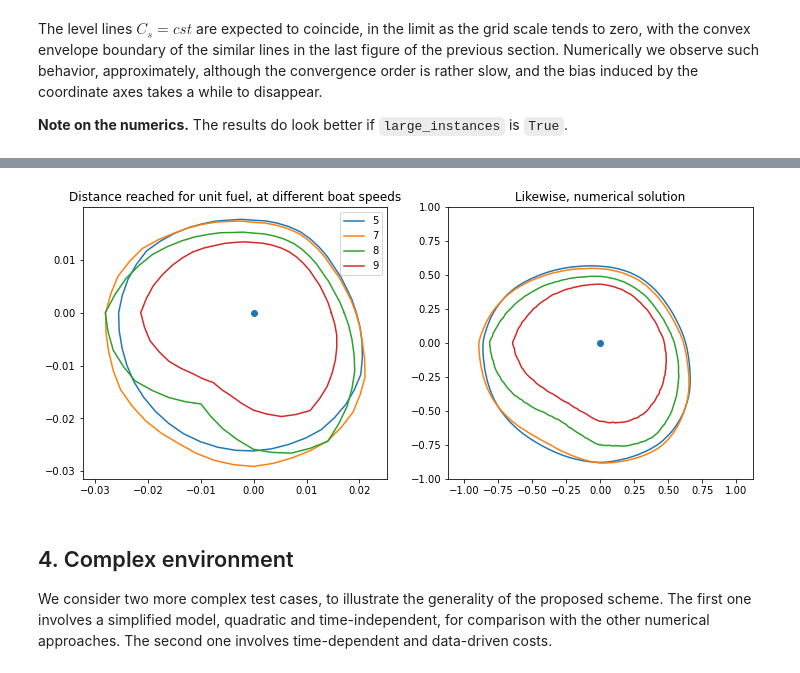
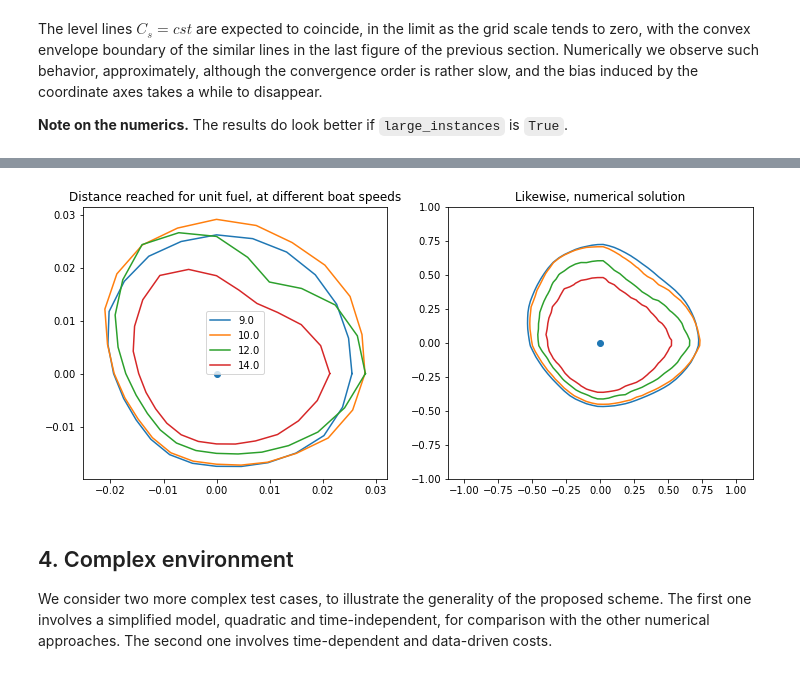
Before and after one commit to gbonnet1/AdaptiveGridDiscretizations, a Jupyter notebook: Notebooks_NonDiv/BoatRoutingGeneric_Time.ipynb, the cells around one changed output, grey strips where cells are left out. Cells and saved outputs as stored; diff of their text form; code cells hidden in the pictures.

```diff
--- a/Notebooks_NonDiv/BoatRoutingGeneric_Time.ipynb
+++ b/Notebooks_NonDiv/BoatRoutingGeneric_Time.ipynb
@@ -304,6 +322,6 @@ Smallest and largest value after one step : 0.16471566962990783, 7.0242740727060
 C_solution = ad.array(list(accumulate(
     t_range[1:],
     initial=C_initial,
-    func=advance
+    func=lambda C_t,t : Scheme(C_t,dt,cost,scheme0)
 )))
 # %% [output]
@@ -410,4 +434,5 @@ For $b^n$ iterations, $n b$ keypoints will be stored at most, where $b$ is the *
 # %%
+def advance(C): return Scheme(C,dt,cost,scheme0)
 C_generator = RecurseRewind(advance,C_initial)
 
 # The generator applies advance recursively to C_initial
@@ -615,12 +637,14 @@ t_range = np.arange(0,t_max,dt)
 
 C_initial = 300 * norm(X,axis=0)
 
-PrecompScheme0 = MakeScheme0(C_initial,dx,velocity,four_point)
-def advance(u,t=None): return Scheme(u,dt,PrecompScheme0(u),cost) # Optimized
+scheme0 = MakeScheme0(C_initial,dx,velocity,four_point)
 # %% [markdown]
 In the next cell, we compute the cost for all times $t \in [0,t_{\max}]$. We also extract the cost $C_s$ corresponding to a boat reaching position $x$ at time $t = s\| x\|$, where $s\in S$ belongs to the collection of speeds in our table.
 # %%
 %%time
 C_solution = ad.array(list(accumulate(
-    t_range[1:],initial=C_initial,func=advance)))
+    t_range[1:],
+    initial=C_initial,
+    func=lambda C_t,t: Scheme(C_t,dt,cost,scheme0)
+)))
 # %% [output]
@@ -654,17 +678,17 @@ for speed,C_speed,color in zip(velocity_norm,C_cst_speed,colors):
 # %%
 plt.figure(figsize=[12,5])
 sl = slice(3,7)  # Selection of speeds to be shown
 
 plt.subplot(1,2,1)
-show_displacement_cost(velocity_flat[:,:,sl],cost[:,sl])
+show_displacement_cost(velocity[:,:,sl],cost[:,sl])
 
 plt.subplot(1,2,2)
 plt.title('Likewise, numerical solution')
 plt.scatter(0,0); plt.axis('equal')
 for speed,C_speed,color in zip(velocity_norm[sl],C_cst_speed[sl],colors):
     plt.contour(*X,C_speed,levels=[40],colors=[color])
 # %% [output]
-[figure, old version]
+[figure, new version]
 # %% [markdown]
 ## 4. Complex environment
 
```
Also changed, not shown: parts of 72 cells of this notebook, 2 other files.
